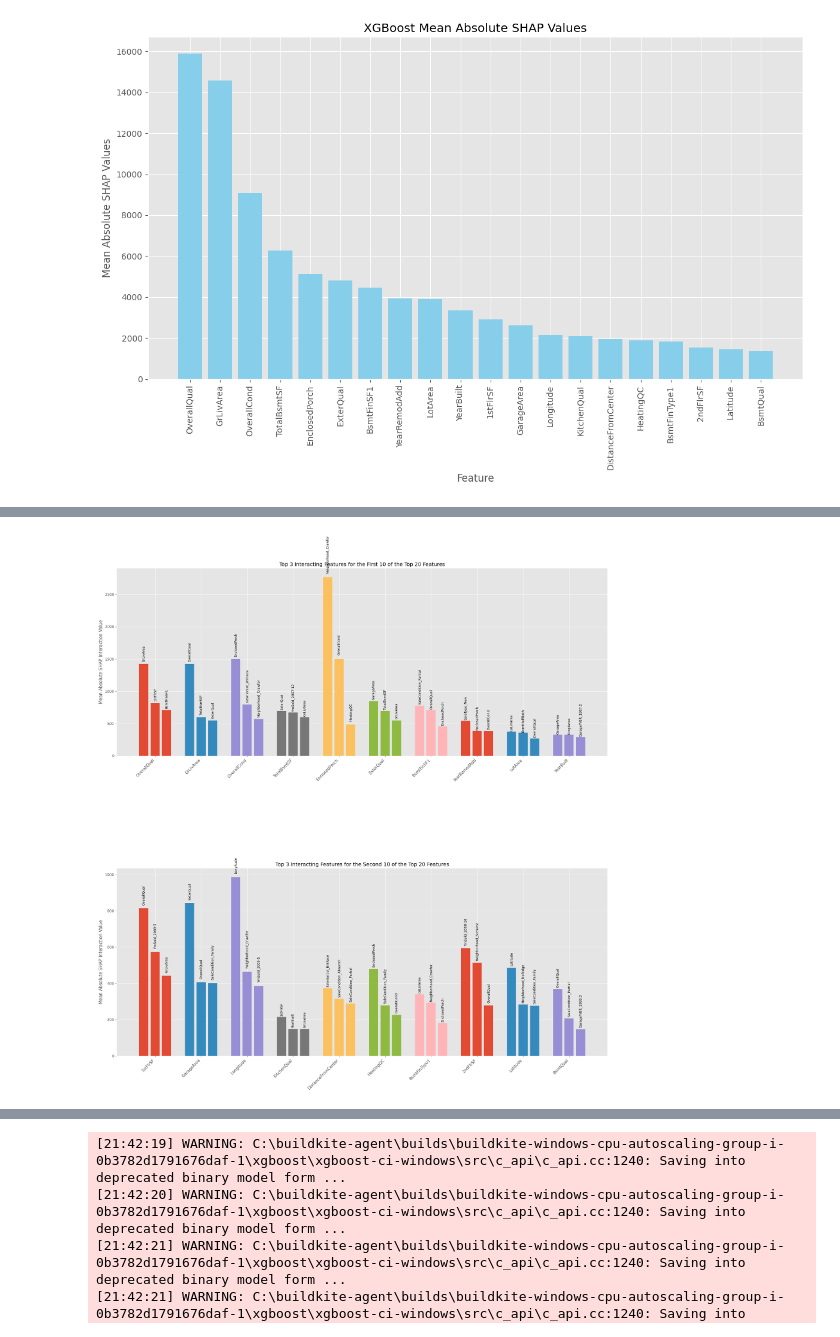
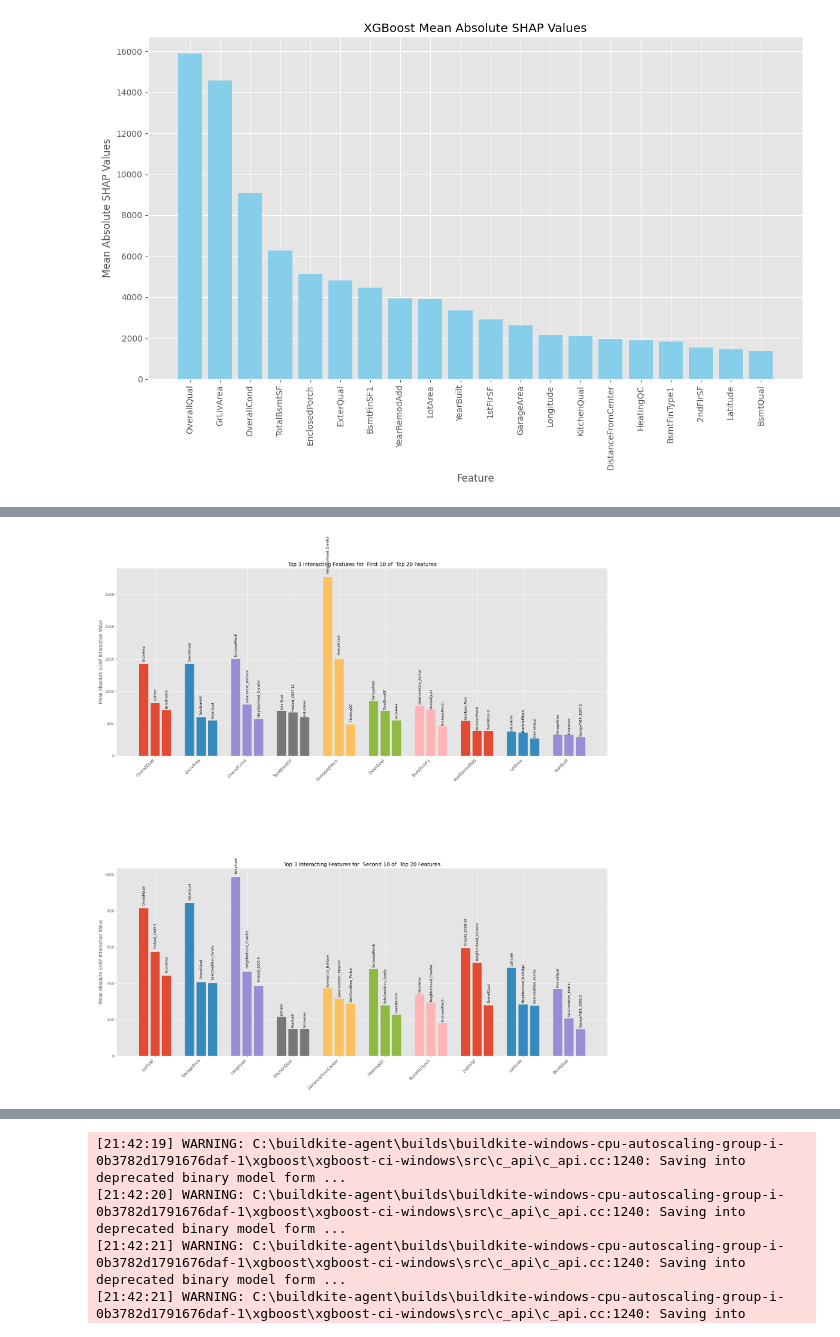
Before and after one commit to willfreeman1/AMES, a Jupyter notebook: ML_models_RF&XGB.ipynb, the cells around one changed output, grey strips where cells are left out. Saved outputs shown, nothing was run; the diff lists cells and outputs as text; code cells hidden in the pictures.

```diff
--- a/ML_models_RF&XGB.ipynb
+++ b/ML_models_RF&XGB.ipynb
@@ -356,7 +347,7 @@ rf_model = rf_final_model.named_steps['regressor']
 X_train_preprocessed = rf_final_model.named_steps['preprocessor'].transform(X_train)
 
 # Convert one-hot encoded data to dense format
-if isinstance(X_train_preprocessed, scipy.sparse.csr.csr_matrix):
+if isinstance(X_train_preprocessed, scipy.sparse.csr_matrix):
     X_train_preprocessed = X_train_preprocessed.toarray()
 
 
@@ -1033,7 +973,7 @@ plt.show()
 # %% [output]
 [figure]
 # %%
-# Create and plot top 3 interaction features for each of the top 20 XGB model features (by mean abs SHAP val)
+# Create and plot top 3 interaction features for each of  top 20 XGB model features (by mean abs SHAP val)
 
 xgb_model = best_xgb_pipeline.named_steps['regressor']
 
@@ -1048,19 +988,19 @@ mean_interaction_values = np.abs(interaction_values).mean(axis=0)
 
 top_20_feature_names = top_features['feature'].head(20)
 
-# Initialize a dictionary to hold the top 3 interactions for each feature
+# Create a dictionary to hold  top 3 interactions for each feature
 top_interactions = {}
 
-# Iterate over each of the top 20 features
+# Iterate over each of  top 20 features
 for feature in top_20_feature_names:
-    # Get the index of the feature
+    # Get  index of  feature
     feature_idx = np.where(preprocessed_feature_names == feature)[0][0]
 
-    # Get the interaction values of this feature with all other features
+    # Get  interaction values of this feature with all or features
     feature_interactions = mean_interaction_values[feature_idx, :]
 
-    # Get the top 3 interactions excluding  self-interaction
-    top_3_idx = np.argsort(feature_interactions)[-4:-1]  # Exclude last one: the feature itself
+    # Get  top 3 interactions excluding  self-interaction
+    top_3_idx = np.argsort(feature_interactions)[-4:-1]  # Exclude last one:  feature itself
     top_3_features = preprocessed_feature_names[top_3_idx]
     top_3_values = feature_interactions[top_3_idx]
 
@@ -1072,43 +1012,43 @@ import matplotlib.pyplot as plt
 # Create func for plotting
 def plot_feature_interactions(interactions_dict, features, ax):
     for i, feature in enumerate(features):
-        # Get the top 3 interactions for the feature
+        # Get  top 3 interactions for  feature
         interacting_features, values = interactions_dict[feature]
-        sorted_idx = np.argsort(values)[::-1]  # Sort the values in descending order
+        sorted_idx = np.argsort(values)[::-1]  # Sort  values in descending order
         values = values[sorted_idx]
         interacting_features = interacting_features[sorted_idx]
 
         # Position of bars for this feature
         bar_positions = np.array(range(i*4, i*4 + 3))
 
-        # Plot the bars
+        # Plot  bars
         ax.bar(bar_positions, values)
 
         # Annotate bars with feature names
         for pos, val, interact_feature in zip(bar_positions, values, interacting_features):
             ax.text(pos, val + 0.02 * max(values), interact_feature, ha='center', va='bottom', rotation=90, fontsize=9)
 
-    # Set the x-ticks to be in the middle of each group of bars
+    # Set  x-ticks to be in  middle of each group of bars
     ax.set_xticks([i*4 + 1 for i in range(len(features))])
     ax.set_xticklabels(features, rotation=45, ha='right', fontsize=11)
     ax.set_ylabel('Mean Absolute SHAP Interaction Value', fontsize=12)
 
-# Split the top 20 features into two groups of 10
+# Split  top 20 features into two groups of 10
 first_10_features = list(top_20_feature_names)[:10]
 second_10_features = list(top_20_feature_names)[10:]
 
 # Create subplots
 fig, axs = plt.subplots(2, 1, figsize=(24, 24), gridspec_kw={'hspace': 0.6})  # Adjust horizontal spacing
 
-# Plot interactions for the first 10 features
+# Plot interactions for  first 10 features
 plot_feature_interactions(top_interactions, first_10_features, axs[0])
-axs[0].set_title('Top 3 Interacting Features for the First 10 of the Top 20 Features', fontsize=14)
+axs[0].set_title('Top 3 Interacting Features for  First 10 of  Top 20 Features', fontsize=14)
 
-# Plot interactions for the second 10 features
+# Plot interactions for  second 10 features
 plot_feature_interactions(top_interactions, second_10_features, axs[1])
-axs[1].set_title('Top 3 Interacting Features for the Second 10 of the Top 20 Features', fontsize=14)
+axs[1].set_title('Top 3 Interacting Features for  Second 10 of  Top 20 Features', fontsize=14)
 
-# Show the plot with adjusted layout
+# Show  plot with adjusted layout
 plt.tight_layout(rect=[0, 0.03, 1, 0.95])
 plt.show()
 # %% [output]
@@ -1117,5 +1056,5 @@ plt.show()
 This figure includes Axes that are not compatible with tight_layout, so results might be incorrect.
-[figure, old version]
+[figure, new version]
 # %%
 # Learning Curve - see how model improves with more data - also get SHAP as I train
 
```
Also changed, not shown: parts of 38 cells of this notebook.
